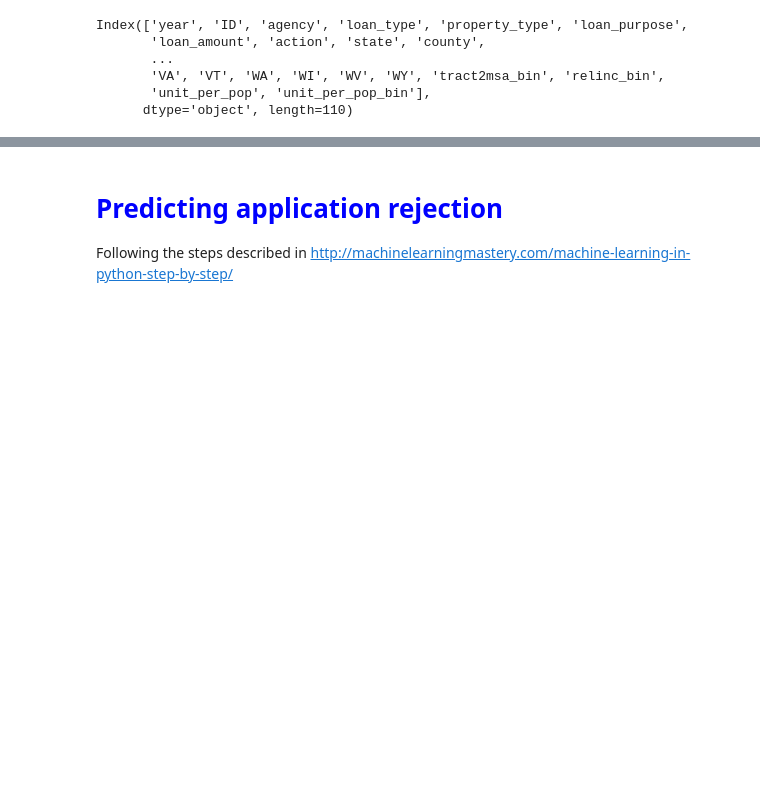
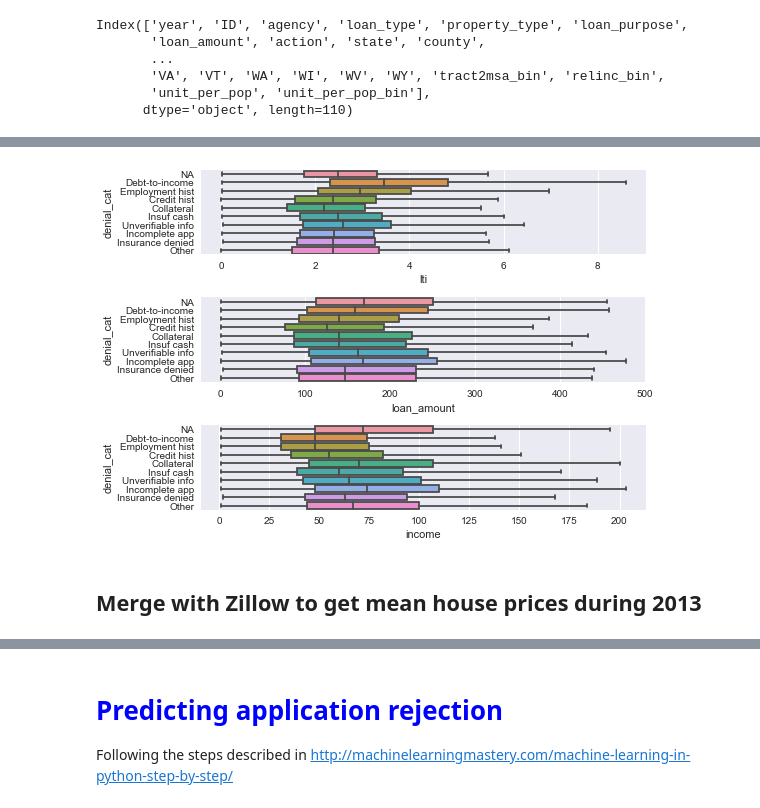
Before and after one commit to aya-bellicha/mortgage_rejection, a Jupyter notebook: mortgage_rejections.ipynb, the cells around one changed output, grey strips where cells are left out. Drawn from its saved outputs; the diff is of its cells as text; code cells hidden in the pictures; blank space fills up the shorter version.

```diff
--- a/mortgage_rejections.ipynb
+++ b/mortgage_rejections.ipynb
@@ -482,0 +508,20 @@ Index(['year', 'ID', 'agency', 'loan_type', 'property_type', 'loan_purpose',
+# %%
+fig = plt.figure()
+ax1 = fig.add_subplot(311)
+sns.boxplot(x="lti", y="denial_cat", data=hmda,showfliers = False,ax=ax1);
+
+ax2 = fig.add_subplot(312)
+sns.boxplot(x="loan_amount", y="denial_cat", data=hmda,showfliers = False,ax=ax2);
+
+ax3 = fig.add_subplot(313)
+sns.boxplot(x="income", y="denial_cat", data=hmda,showfliers = False,ax=ax3);
+
+#ax4 = fig.add_subplot(414)
+#sns.boxplot(x="tract2msa_income", y="denial_cat", data=hmda,showfliers = False,ax=ax4);
+
+plt.tight_layout()
+plt.show()
+# %% [output]
+[figure, added]
+# %% [markdown]
+## Merge with Zillow to get mean house prices during 2013
```
Also changed, not shown: parts of 27 cells of this notebook.
